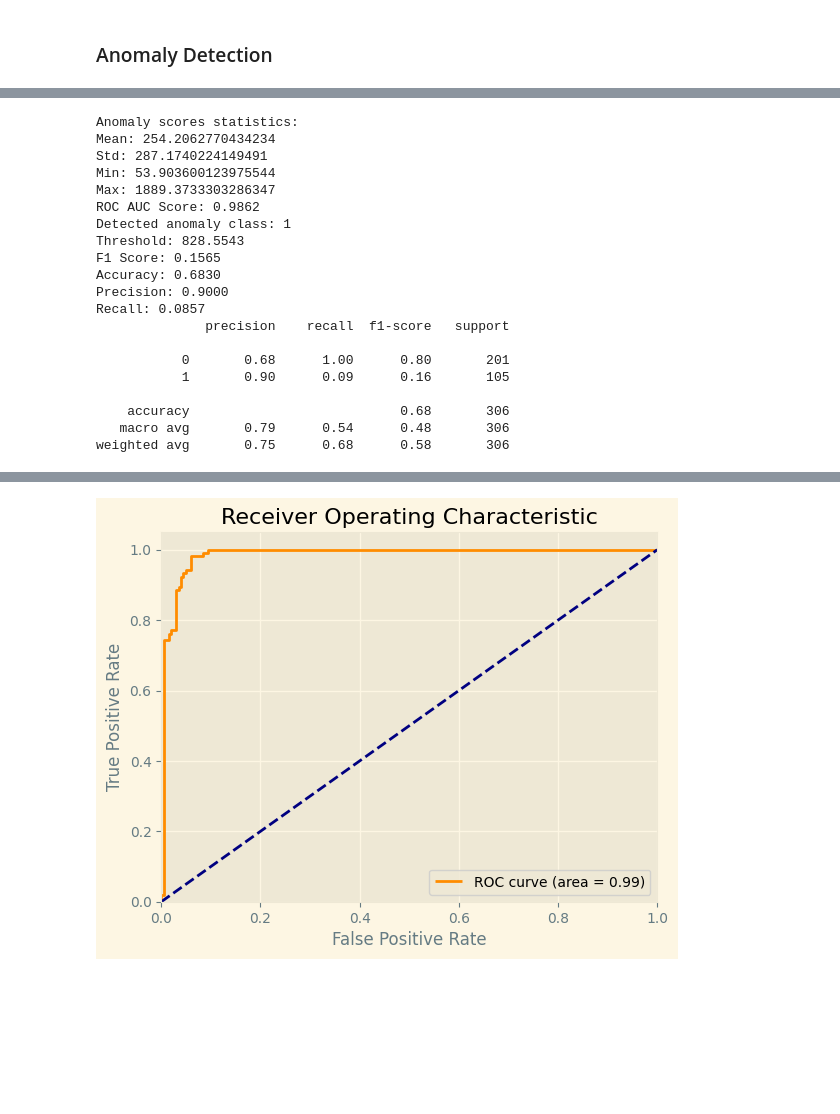
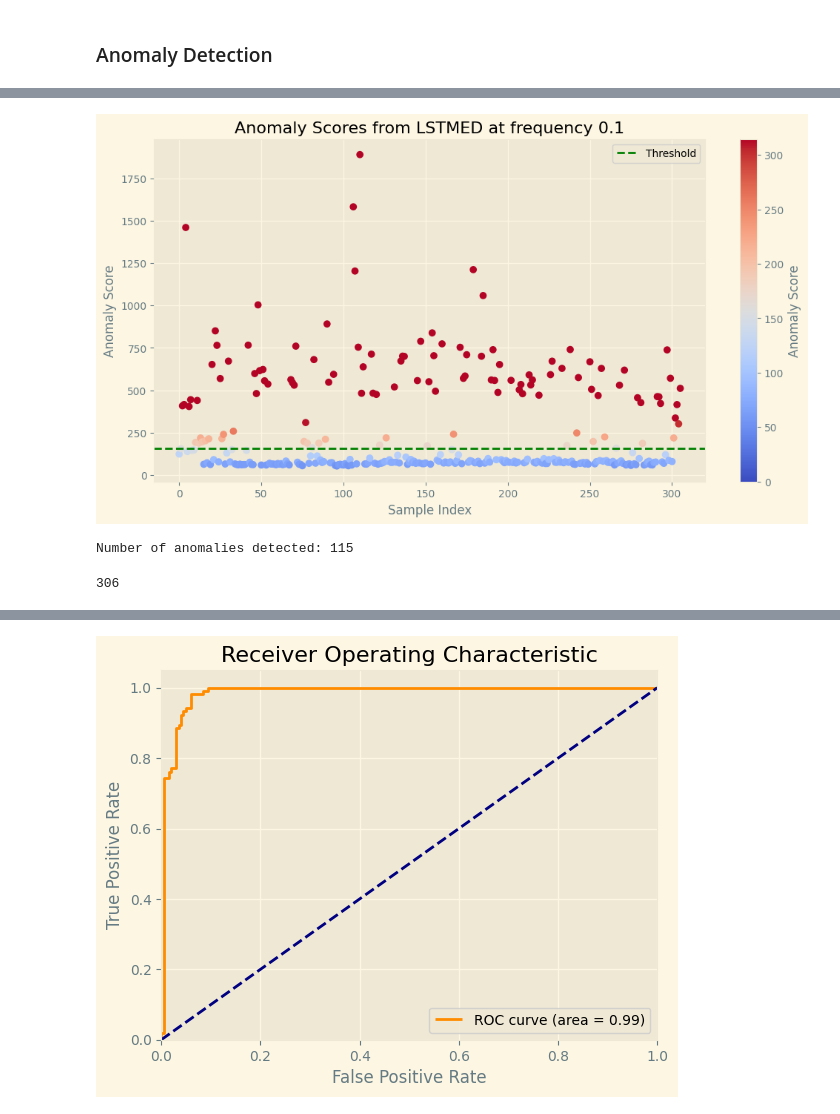
Before and after one commit to Anatr1/timeseries-anomaly-detection, a Jupyter notebook: src/test_lstmed.ipynb, the cells around one changed output, grey strips where cells are left out. Saved outputs shown, nothing was run; the diff lists cells and outputs as text; code cells hidden in the pictures; blank space fills up the shorter version.

```diff
--- a/src/test_lstmed.ipynb
+++ b/src/test_lstmed.ipynb
@@ -166,0 +207,4 @@ KeyboardInterrupt:
+# %%
+for threshold in [threshold_1, threshold_2, threshold_3, threshold_4]:
+    anomalies_detected = sum(anomaly_scores >= threshold)
+    print(f"Number of anomalies detected: {anomalies_detected} with threshold {threshold}")
@@ -167,4 +221,2 @@ KeyboardInterrupt:
 # %% [markdown]
 ### Anomaly Detection
-# %%
-anomaly_scores, anomalies_detected = plot_anomalies(classifier, X_test, y_test, freq)
@@ -175,24 +223,31 @@ Number of anomalies detected: 10
-# %%
-from metrics import compute_metrics
-anomaly_scores, y_test_binary= compute_metrics(classifier, X_test, y_test_collision)
-# %% [output]
-Anomaly scores statistics:
-Mean: 254.2062770434234
-Std: 287.1740224149491
-Min: 53.903600123975544
-Max: 1889.3733303286347
-ROC AUC Score: 0.9862
-Detected anomaly class: 1
-Threshold: 828.5543
-F1 Score: 0.1565
-Accuracy: 0.6830
-Precision: 0.9000
-Recall: 0.0857
-              precision    recall  f1-score   support
-
-           0       0.68      1.00      0.80       201
-           1       0.90      0.09      0.16       105
-
-    accuracy                           0.68       306
-   macro avg       0.79      0.54      0.48       306
-weighted avg       0.75      0.68      0.58       306
+# %%
+def plot_anomalies(anomaly_scores, freq, threshold):
+
+    # Visualize the results
+    plt.figure(figsize=(12, 6))
+
+    scatter = plt.scatter(range(len(anomaly_scores)), anomaly_scores,
+                        c=anomaly_scores, cmap='coolwarm',
+                        norm=plt.Normalize(vmin=0, vmax=threshold*2))
+
+    plt.colorbar(scatter, label='Anomaly Score')
+    plt.axhline(y=threshold, color='g', linestyle='--', label='Threshold')
+    plt.title(f'Anomaly Scores from LSTMED at frequency {freq}')
+    plt.xlabel('Sample Index')
+    plt.ylabel('Anomaly Score')
+    plt.legend()
+    plt.show()
+
+    anomalies_detected = sum(anomaly_scores > threshold)
+    print(f"Number of anomalies detected: {anomalies_detected}")
+
+    return anomalies_detected
+# %%
+anomalies_detected = plot_anomalies(anomaly_scores, freq, threshold_2)
+# %% [output]
+[figure, added]
+Number of anomalies detected: 115
+# %%
+y_test_collision.count()
+# %% [output]
+306
```
Also changed, not shown: parts of 21 cells of this notebook, 1 other file.
